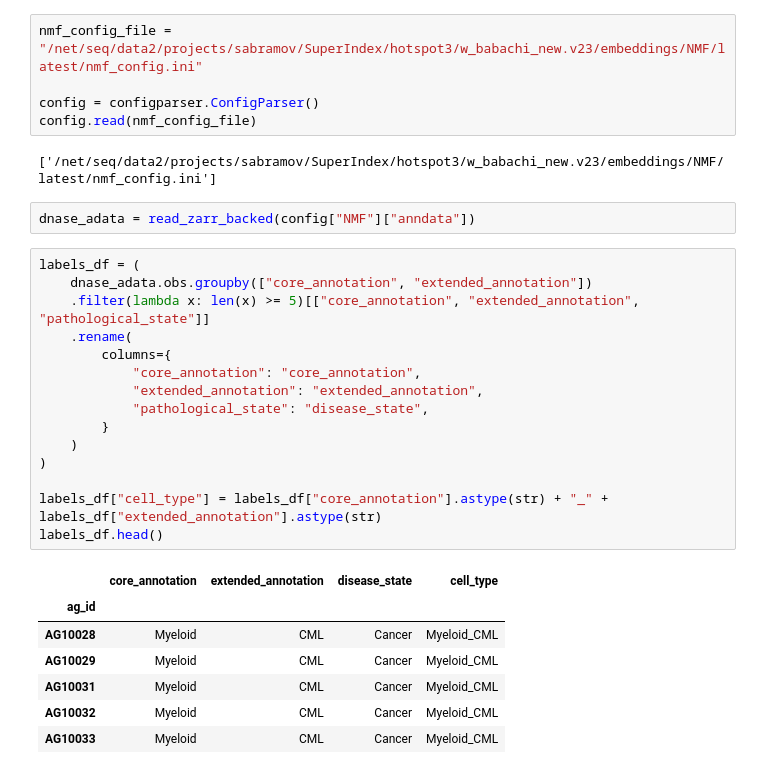
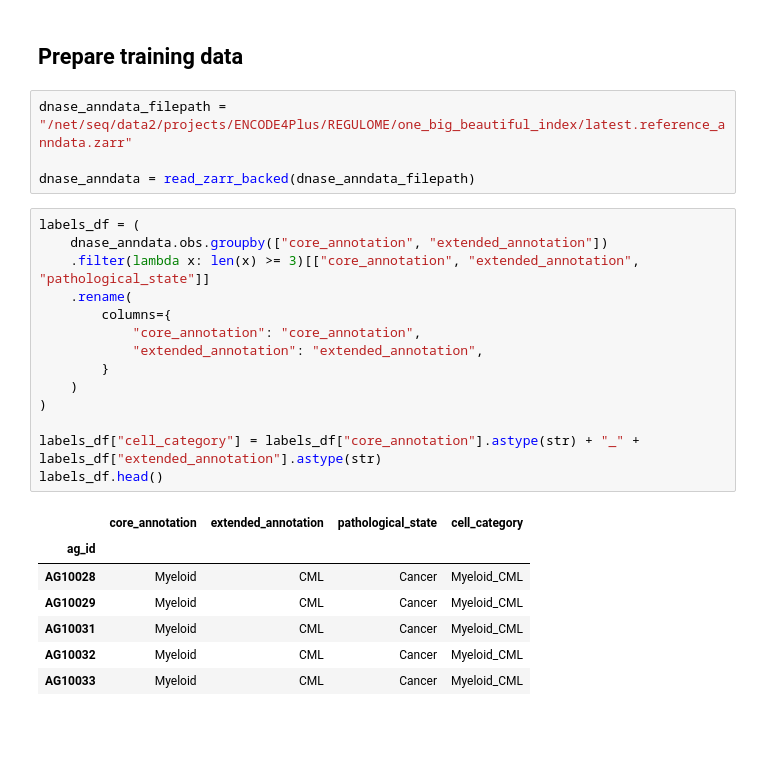
Before and after one commit to vierstralab/vinson, a Jupyter notebook: notebooks/CellTypeInference.ipynb, the cells around one changed output. Drawn from its saved outputs; the diff is of its cells as text; blank space fills up the shorter version.

```diff
--- a/notebooks/CellTypeInference.ipynb
+++ b/notebooks/CellTypeInference.ipynb
@@ -16,29 +48,25 @@ from genome_tools.data.anndata import read_zarr_backed
-# %%
-nmf_config_file = "/net/seq/data2/projects/sabramov/SuperIndex/hotspot3/w_babachi_new.v23/embeddings/NMF/latest/nmf_config.ini"
-
-config = configparser.ConfigParser()
-config.read(nmf_config_file)
-# %% [output]
-['/net/seq/data2/projects/sabramov/SuperIndex/hotspot3/w_babachi_new.v23/embeddings/NMF/latest/nmf_config.ini']
+# %% [markdown]
+## Prepare training data
 # %%
-dnase_adata = read_zarr_backed(config["NMF"]["anndata"])
+dnase_anndata_filepath = "/net/seq/data2/projects/ENCODE4Plus/REGULOME/one_big_beautiful_index/latest.reference_anndata.zarr"
+
+dnase_anndata = read_zarr_backed(dnase_anndata_filepath)
 # %%
 labels_df = (
-    dnase_adata.obs.groupby(["core_annotation", "extended_annotation"])
-    .filter(lambda x: len(x) >= 5)[["core_annotation", "extended_annotation", "pathological_state"]]
+    dnase_anndata.obs.groupby(["core_annotation", "extended_annotation"])
+    .filter(lambda x: len(x) >= 3)[["core_annotation", "extended_annotation", "pathological_state"]]
     .rename(
         columns={
             "core_annotation": "core_annotation",
             "extended_annotation": "extended_annotation",
-            "pathological_state": "disease_state",
         }
     )
 )
 
-labels_df["cell_type"] = labels_df["core_annotation"].astype(str) + "_" + labels_df["extended_annotation"].astype(str)
+labels_df["cell_category"] = labels_df["core_annotation"].astype(str) + "_" + labels_df["extended_annotation"].astype(str)
 labels_df.head()
 # %% [output]
-|  | core_annotation | extended_annotation | disease_state | cell_type |
+|  | core_annotation | extended_annotation | pathological_state | cell_category |
 | ag_id |  |  |  |  |
 | AG10028 | Myeloid | CML | Cancer | Myeloid_CML |
 | AG10029 | Myeloid | CML | Cancer | Myeloid_CML |
```
Also changed, not shown: parts of 63 cells of this notebook, 3 other files.
